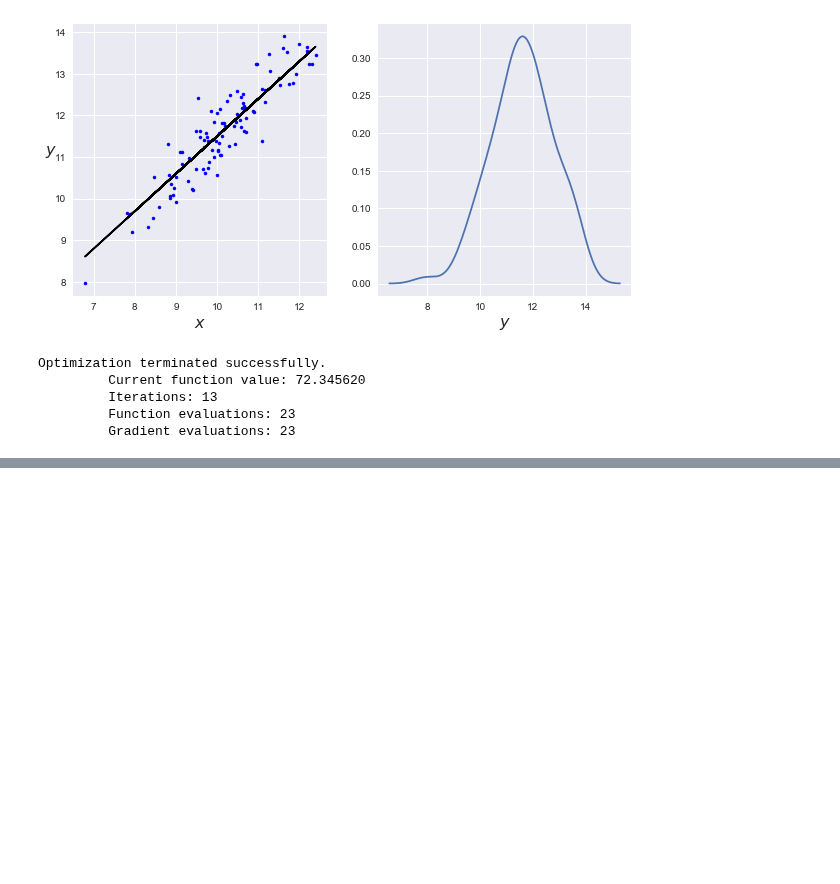
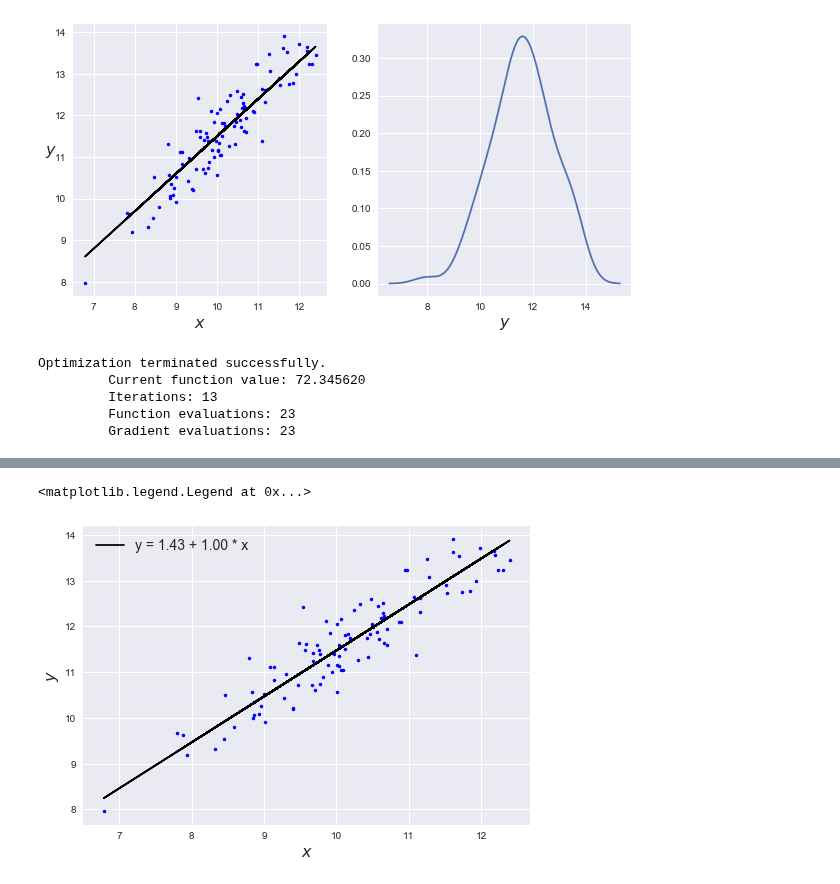
Before and after one commit to kimjunn/bawp_practice, a Jupyter notebook: Chap04.ipynb, the cells around one changed output, grey strips where cells are left out. Drawn from its saved outputs; the diff is of its cells as text; code cells hidden in the pictures; blank space fills up the shorter version.

```diff
--- a/Chap04.ipynb
+++ b/Chap04.ipynb
@@ -83,0 +97,11 @@ array([[<matplotlib.axes._subplots.AxesSubplot object at 0x...>,
+# %%
+plt.plot(x, y, 'b.')
+alpha_m = trace[1000:]['alpha'].mean()
+beta_m = trace[1000:]['beta'].mean()
+plt.plot(x, alpha_m + beta_m * x, c='k', label = 'y = {:.2f} + {:.2f} * x'.format(alpha_m, beta_m))
+plt.xlabel('$x$', fontsize=16)
+plt.ylabel('$y$', fontsize=16)
+plt.legend(loc=2, fontsize=14)
+# %% [output]
+<matplotlib.legend.Legend at 0x...>
+[figure, added]
```
Also changed, not shown: parts of 7 cells of this notebook.
